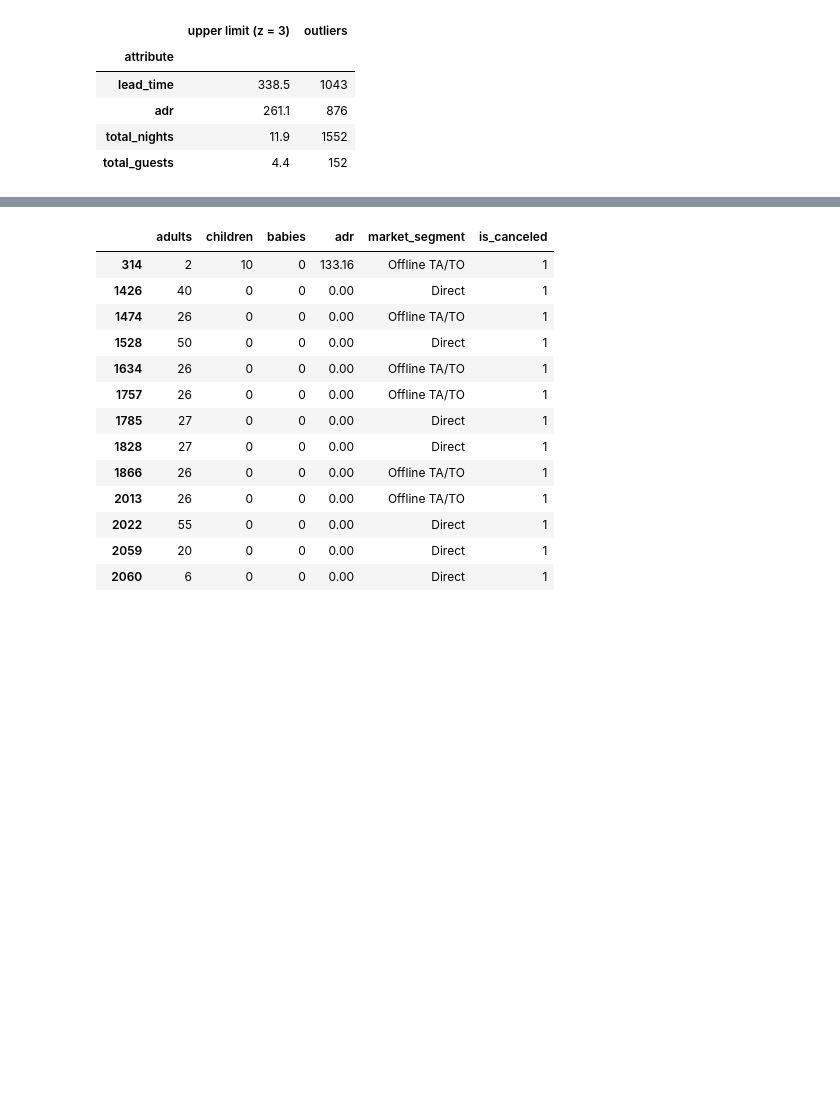
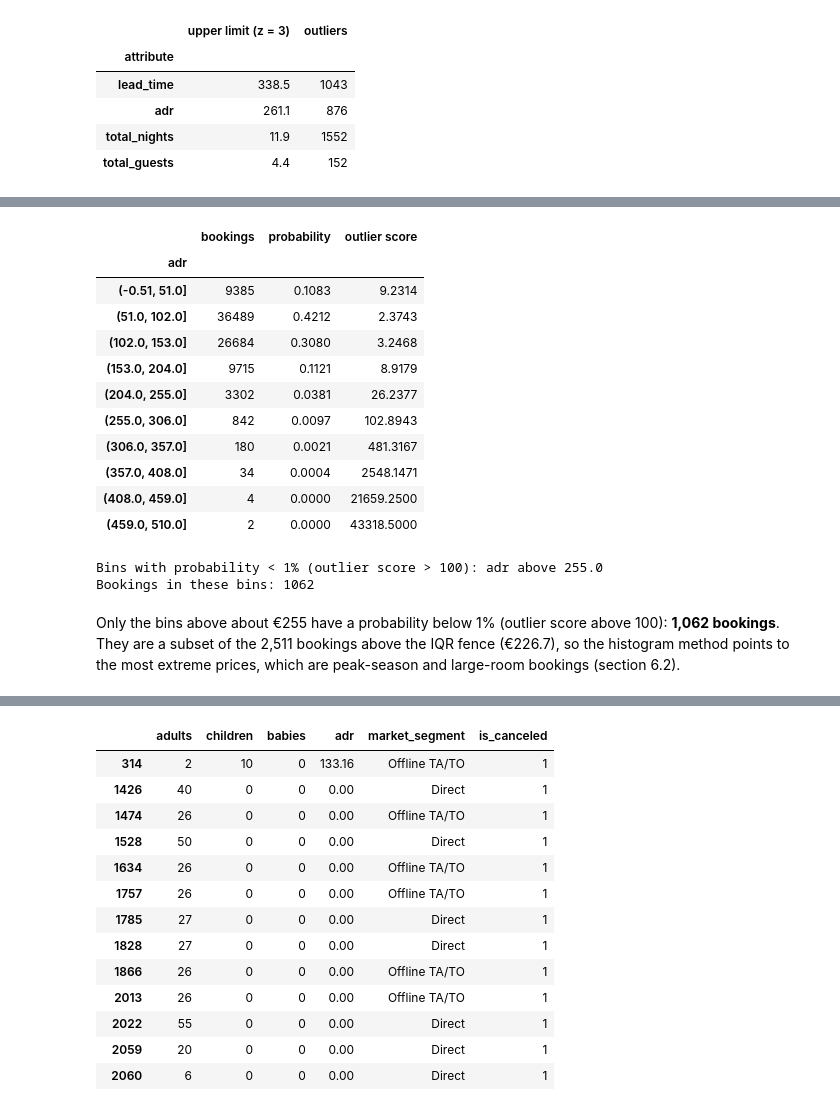
Before and after one commit to Prohamad/hotel-cancellation-data-mining, a Jupyter notebook: notebooks/03_outlier_analysis.ipynb, the cells around one changed output, grey strips where cells are left out. Drawn from its saved outputs; the diff is of its cells as text; code cells hidden in the pictures; blank space fills up the shorter version.

Commit message:
Add Hopkins, K-Medoids, centroid link, DBSCAN and extended outlier analysis

```diff
--- a/notebooks/03_outlier_analysis.ipynb
+++ b/notebooks/03_outlier_analysis.ipynb
@@ -93,0 +121,32 @@ z_table.round(1)
+# %%
+adr_bins = pd.cut(df["adr"], bins=10)
+counts = adr_bins.value_counts().sort_index()
+
+hist_table = pd.DataFrame({"bookings": counts, "probability": counts / len(df)})
+hist_table["outlier score"] = 1 / hist_table["probability"]
+hist_table.round(4)
+# %% [output]
+|  | bookings | probability | outlier score |
+| adr |  |  |  |
+| (-0.51, 51.0] | 9385 | 0.1083 | 9.2314 |
+| (51.0, 102.0] | 36489 | 0.4212 | 2.3743 |
+| (102.0, 153.0] | 26684 | 0.3080 | 3.2468 |
+| (153.0, 204.0] | 9715 | 0.1121 | 8.9179 |
+| (204.0, 255.0] | 3302 | 0.0381 | 26.2377 |
+| (255.0, 306.0] | 842 | 0.0097 | 102.8943 |
+| (306.0, 357.0] | 180 | 0.0021 | 481.3167 |
+| (357.0, 408.0] | 34 | 0.0004 | 2548.1471 |
+| (408.0, 459.0] | 4 | 0.0000 | 21659.2500 |
+| (459.0, 510.0] | 2 | 0.0000 | 43318.5000 |
+# %%
+rare_bins = hist_table[hist_table["probability"] < 0.01].index
+
+print("Bins with probability < 1% (outlier score > 100): adr above", round(rare_bins[0].left, 1))
+print("Bookings in these bins:", adr_bins.isin(rare_bins).sum())
+# %% [output]
+Bins with probability < 1% (outlier score > 100): adr above 255.0
+Bookings in these bins: 1062
+# %% [markdown]
+Only the bins above about €255 have a probability below 1% (outlier score above 100): **1,062 bookings**.
+They are a subset of the 2,511 bookings above the IQR fence (€226.7), so the histogram method points to the most extreme prices,
+which are peak-season and large-room bookings (section 6.2).
```
Also changed, not shown: parts of 12 cells of this notebook, 18 other files.
